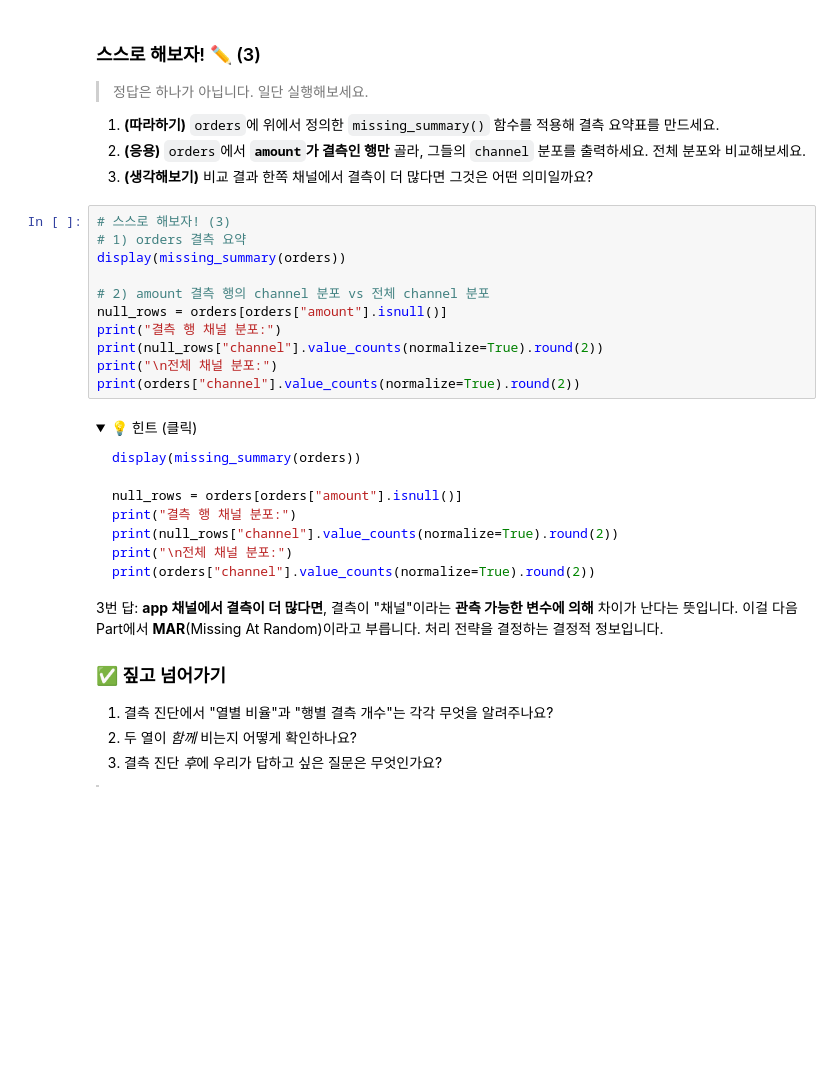
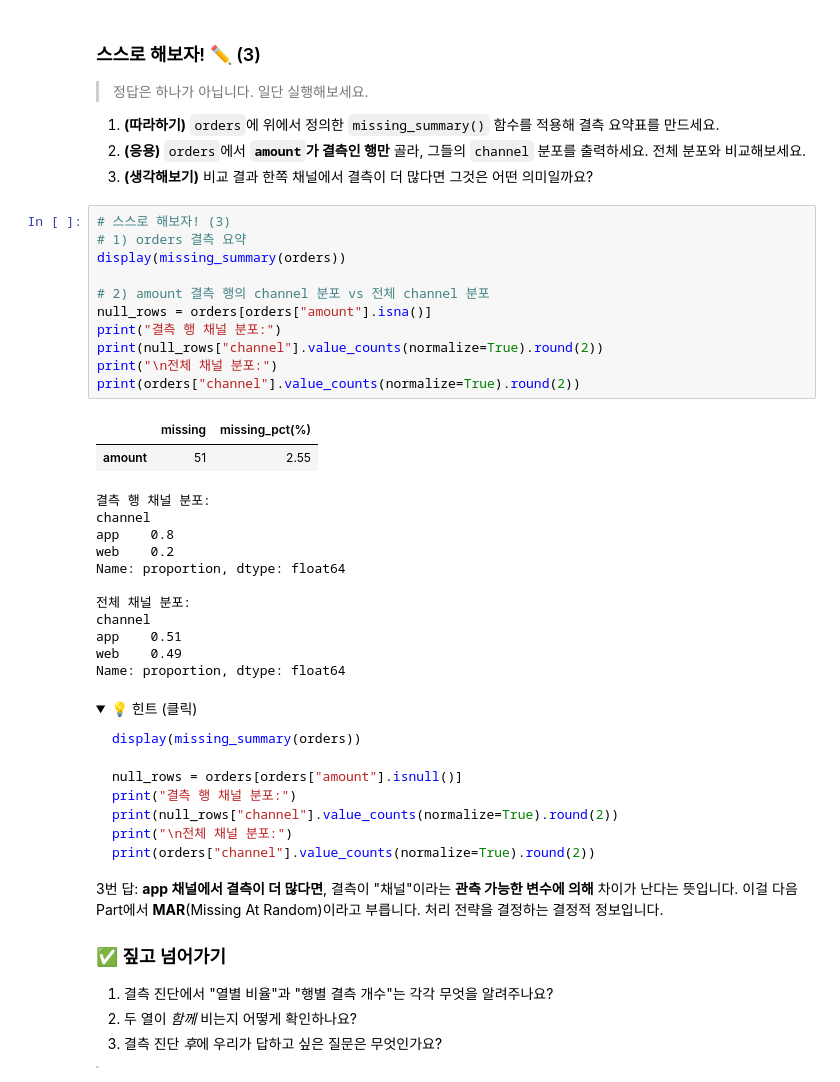
Before and after one commit to dowxy589-sudo/DI-2, a Jupyter notebook: LMS/결측치에도 이유가 있다.ipynb, the cells around one changed output. Saved outputs shown, nothing was run; the diff lists cells and outputs as text; folded sections open; blank space fills up the shorter version.

```diff
--- a/LMS/결측치에도 이유가 있다.ipynb
+++ b/LMS/결측치에도 이유가 있다.ipynb
@@ -605,14 +825,28 @@ print(pd.crosstab(co_missing["gender_missing"], co_missing["income_missing"]))
 # %%
 # 스스로 해보자! (3)
 # 1) orders 결측 요약
 display(missing_summary(orders))
 
 # 2) amount 결측 행의 channel 분포 vs 전체 channel 분포
-null_rows = orders[orders["amount"].isnull()]
+null_rows = orders[orders["amount"].isna()]
 print("결측 행 채널 분포:")
 print(null_rows["channel"].value_counts(normalize=True).round(2))
 print("\n전체 채널 분포:")
 print(orders["channel"].value_counts(normalize=True).round(2))
+# %% [output]
+|  | missing | missing_pct(%) |
+| amount | 51 | 2.55 |
+결측 행 채널 분포:
+channel
+app    0.8
+web    0.2
+Name: proportion, dtype: float64
+
+전체 채널 분포:
+channel
+app    0.51
+web    0.49
+Name: proportion, dtype: float64
 # %% [markdown]
 <details>
 <summary>💡 힌트 (클릭)</summary>
```
Also changed, not shown: parts of 42 cells of this notebook, 10 other files.
